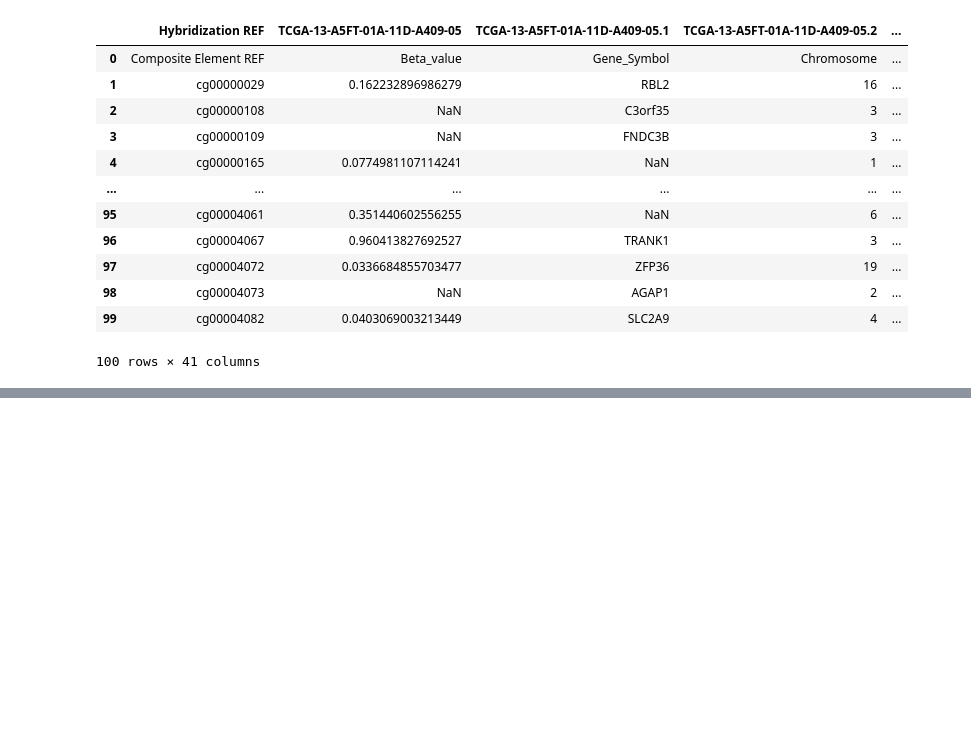
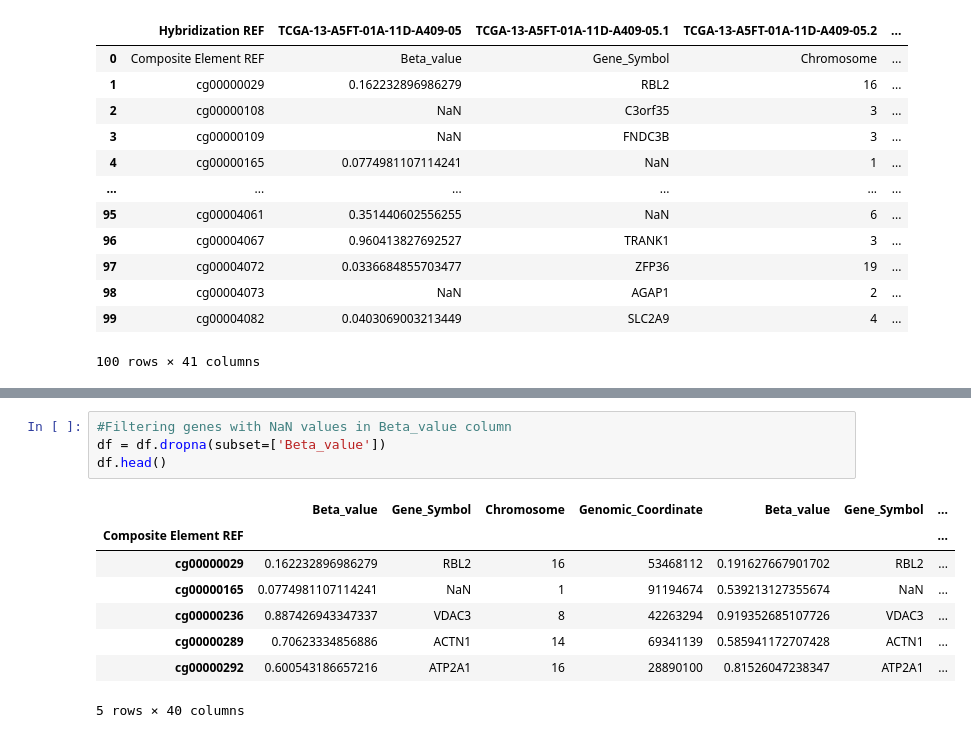
Before and after one commit to killica/Cluster-analysis-of-epigenome, a Jupyter notebook: ClusterAnalysisOfEpigenome.ipynb, the cells around one changed output, grey strips where cells are left out. Saved outputs shown, nothing was run; the diff lists cells and outputs as text; blank space fills up the shorter version.

```diff
--- a/ClusterAnalysisOfEpigenome.ipynb
+++ b/ClusterAnalysisOfEpigenome.ipynb
@@ -24,0 +64,13 @@ df.head(100)
+# %%
+#Filtering genes with NaN values in Beta_value column
+df = df.dropna(subset=['Beta_value'])
+df.head()
+# %% [output]
+|  | Beta_value | Gene_Symbol | Chromosome | Genomic_Coordinate | Beta_value | Gene_Symbol | ... |
+| Composite Element REF |  |  |  |  |  |  | ... |
+| cg00000029 | 0.162232896986279 | RBL2 | 16 | 53468112 | 0.191627667901702 | RBL2 | ... |
+| cg00000165 | 0.0774981107114241 | NaN | 1 | 91194674 | 0.539213127355674 | NaN | ... |
+| cg00000236 | 0.887426943347337 | VDAC3 | 8 | 42263294 | 0.919352685107726 | VDAC3 | ... |
+| cg00000289 | 0.70623334856886 | ACTN1 | 14 | 69341139 | 0.585941172707428 | ACTN1 | ... |
+| cg00000292 | 0.600543186657216 | ATP2A1 | 16 | 28890100 | 0.81526047238347 | ATP2A1 | ... |
+5 rows × 40 columns
```
Also changed, not shown: parts of 2 cells of this notebook.
